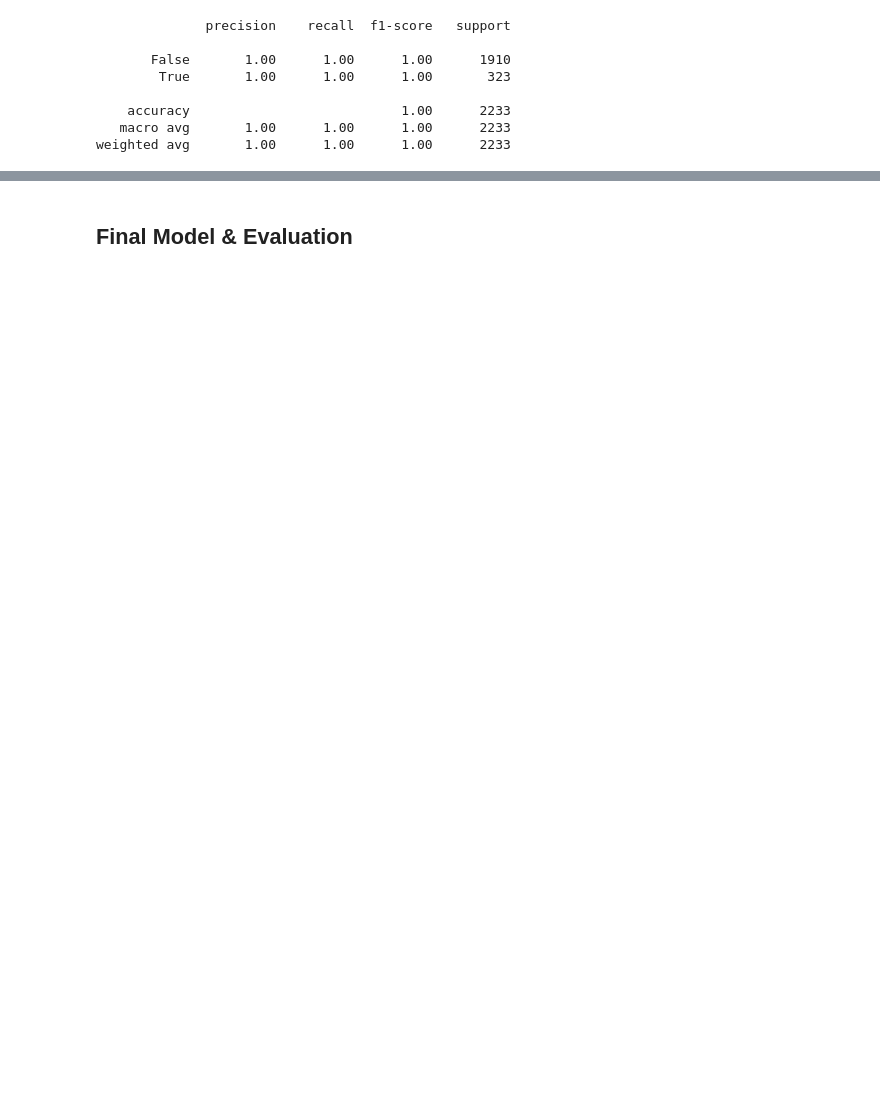
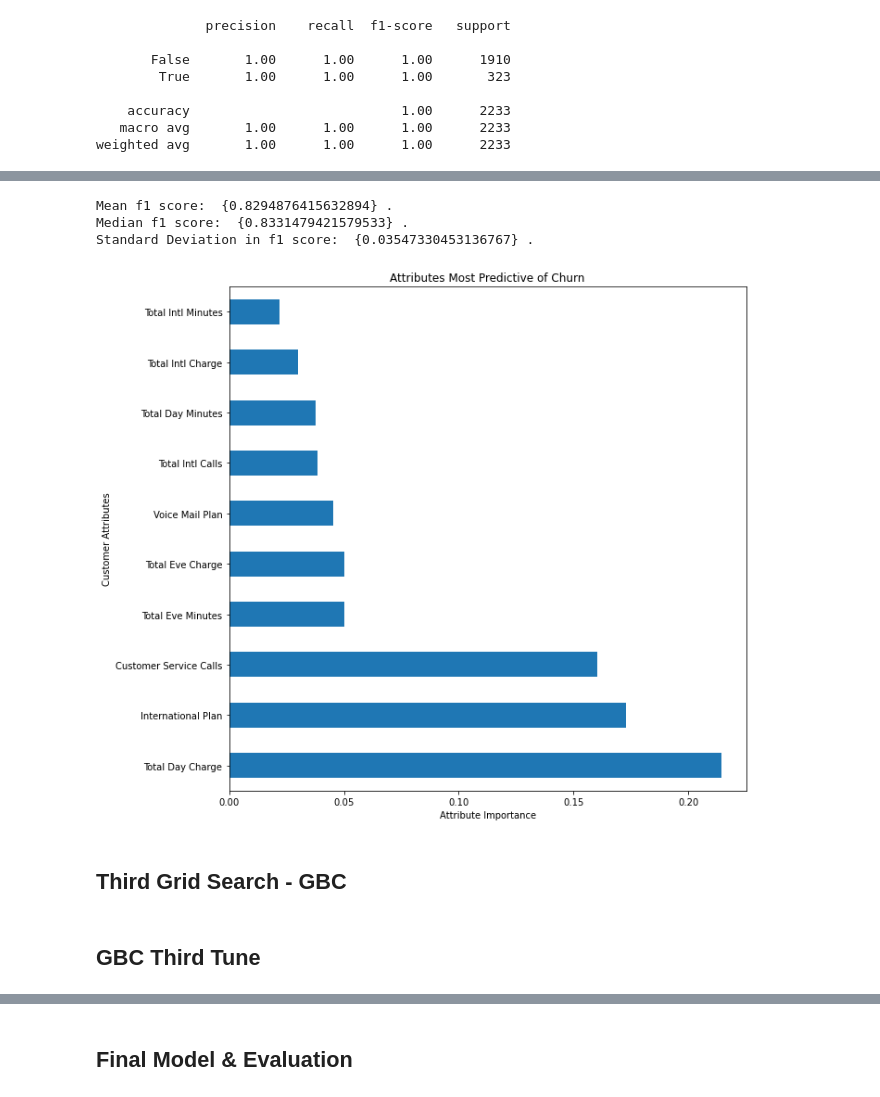
Before and after one commit to ThomasHChapman/P3-Classifer, a Jupyter notebook: SyriatelChurnNotebook.ipynb, the cells around one changed output, grey strips where cells are left out. Drawn from its saved outputs; the diff is of its cells as text; code cells hidden in the pictures; blank space fills up the shorter version.

```diff
--- a/SyriatelChurnNotebook.ipynb
+++ b/SyriatelChurnNotebook.ipynb
@@ -890,0 +918,14 @@ get_feature_importance(gbc_tuned_pipeline, 'gbct', X_train, y_train)
+# %%
+gbc_pipeline2 = ImPipeline(steps=[
+                                  ('ct', CT),
+                                  ('sm', sm),
+                                  ('gbc', GradientBoostingClassifier(learning_rate=0.3,
+                                                                     max_depth=15,
+                                                                     min_samples_leaf=5,
+                                                                     min_samples_split=6,
+                                                                     n_estimators=100,
+                                                                     random_state=42))
+                                 ]
+                          )
+# %%
+gbc_pipeline2.fit(X_train, y_train)
@@ -890,0 +962,12 @@ get_feature_importance(gbc_tuned_pipeline, 'gbct', X_train, y_train)
+# %%
+cross_val(gbc_pipeline2, X_train, y_train)
+# %% [output]
+Mean f1 score:  {0.8294876415632894} .
+Median f1 score:  {0.8331479421579533} .
+Standard Deviation in f1 score:  {0.03547330453136767} .
+# %%
+get_feature_importance(gbc_pipeline2, 'gbc', X_train, y_train)
+# %% [output]
+[figure, added]
+# %% [markdown]
+## Third Grid Search - GBC
@@ -890,0 +988,2 @@ get_feature_importance(gbc_tuned_pipeline, 'gbct', X_train, y_train)
+# %% [markdown]
+## GBC Third Tune
```
Also changed, not shown: parts of 25 cells of this notebook.
